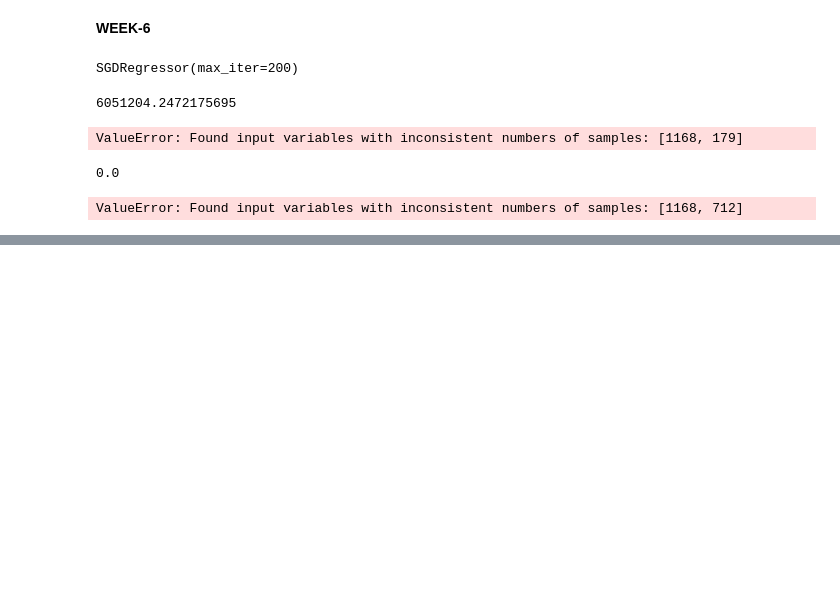
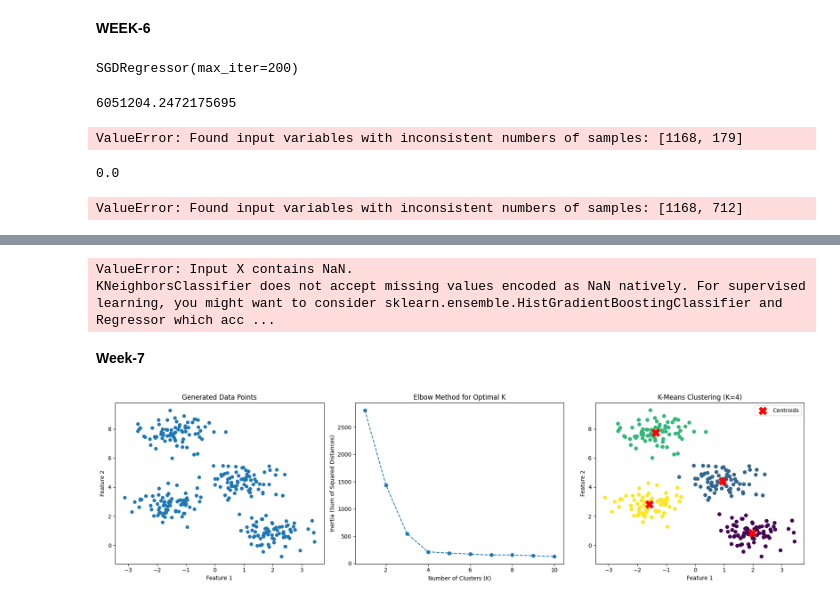
Before and after one commit to anushkamaisa/ML_LAB, a Jupyter notebook: MLPractice.ipynb, the cells around one changed output, grey strips where cells are left out. Cells and saved outputs as stored; diff of their text form; code cells hidden in the pictures; blank space fills up the shorter version.

```diff
--- a/MLPractice.ipynb
+++ b/MLPractice.ipynb
@@ -2067,0 +2207,63 @@ ValueError: Found input variables with inconsistent numbers of samples: [1168, 7
+# %%
+from sklearn.neighbors import KNeighborsClassifier
+
+knn = KNeighborsClassifier(n_neighbors=3)
+knn.fit(X_train, y_train)
+y_pred = knn.predict(X_test)
+
+accuracy = metrics.accuracy_score(y_test, y_pred)
+print(f"Accuracy: {accuracy * 100:.2f}%")
+# %% [output]
+ValueError: Input X contains NaN.
+KNeighborsClassifier does not accept missing values encoded as NaN natively. For supervised learning, you might want to consider sklearn.ensemble.HistGradientBoostingClassifier and Regressor which acc ...
+# %% [markdown]
+**Week-7**
+# %%
+import numpy as np
+import matplotlib.pyplot as plt
+from sklearn.cluster import KMeans
+from sklearn.datasets import make_blobs
+
+# Step 1: Generate sample data
+X, y = make_blobs(n_samples=300, centers=4, cluster_std=0.6, random_state=0)
+
+fig, axes = plt.subplots(1, 3, figsize=(18, 5))
+
+# Step 2: Visualize the generated data
+axes[0].scatter(X[:, 0], X[:, 1], s=30)
+axes[0].set_title("Generated Data Points")
+axes[0].set_xlabel("Feature 1")
+axes[0].set_ylabel("Feature 2")
+
+# Step 3: Elbow Method to find optimal K
+inertia_values = []
+K_range = range(1, 11)  # testing K values from 1 to 10
+
+for k in K_range:
+    kmeans = KMeans(n_clusters=k, random_state=42)
+    kmeans.fit(X)
+    inertia_values.append(kmeans.inertia_)
+
+# Step 4: Plot the Elbow Graph
+axes[1].plot(K_range, inertia_values, marker='o', linestyle='--')
+axes[1].set_title("Elbow Method for Optimal K")
+axes[1].set_xlabel("Number of Clusters (K)")
+axes[1].set_ylabel("Inertia (Sum of Squared Distances)")
+
+# Step 5: From the plot, we see an elbow at K=4, so let's use K=4
+kmeans = KMeans(n_clusters=4, random_state=42)
+y_kmeans = kmeans.fit_predict(X)
+
+# Step 6: Visualize the Clusters
+axes[2].scatter(X[:, 0], X[:, 1], c=y_kmeans, cmap='viridis')
+axes[2].scatter(kmeans.cluster_centers_[:, 0], kmeans.cluster_centers_[:, 1],
+                s=200, c='red', marker='X', label='Centroids')
+axes[2].set_title("K-Means Clustering (K=4)")
+axes[2].set_xlabel("Feature 1")
+axes[2].set_ylabel("Feature 2")
+axes[2].legend()
+
+plt.tight_layout()
+plt.show()
+# %% [output]
+[figure, added]
```
Also changed, not shown: parts of 93 cells of this notebook.
